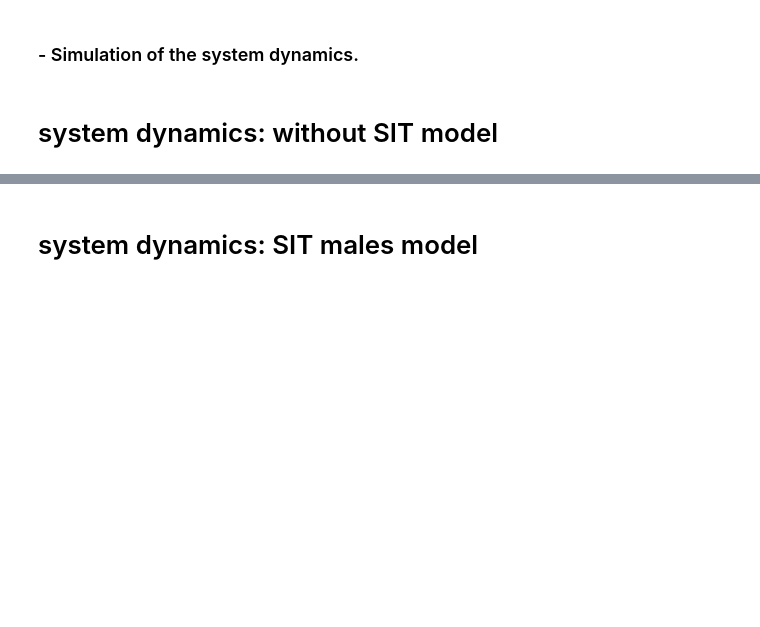
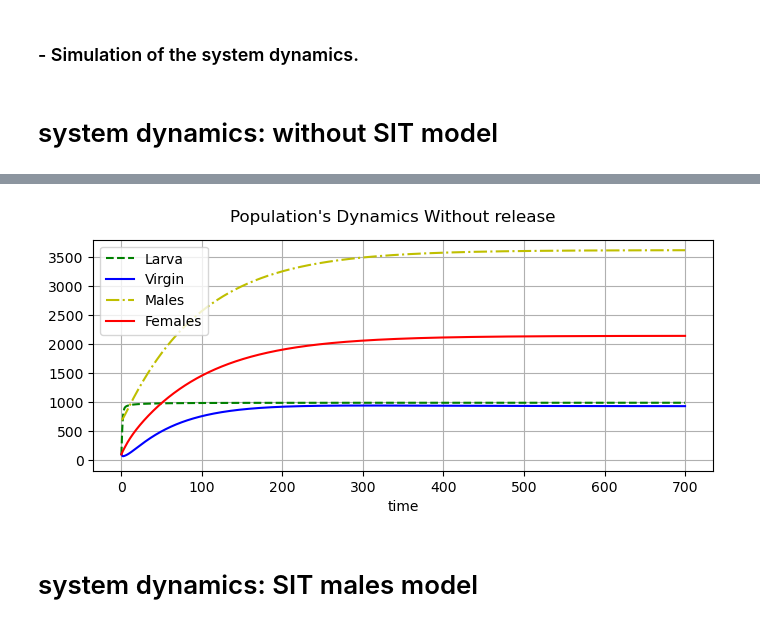
Before and after one commit to m2cci-belkhayt/Controlling-D.suzukii-population-using-mathematical-modeling-and-SIT-with-Females-and-Males-release, a Jupyter notebook: Second non basic model.ipynb, the cells around one changed output, grey strips where cells are left out. Cells and saved outputs as stored; diff of their text form; code cells hidden in the pictures; blank space fills up the shorter version.

```diff
--- a/Second non basic model.ipynb
+++ b/Second non basic model.ipynb
@@ -134,3 +156,12 @@ Mb = dynamic_ds(X0_base, Ms=0, name="without_SIT_complexe_dynamics")
+# %%
+#Initial conditions
+#males abundancy
+X0_base = [100, 700, 100, 100]# L, M, V, F
+
+#System dynamics
+Mb = dynamic_ds(X0_base, Ms=0, name="without_SIT_complexe_dynamics 4 compartement males abundancy")
+# %% [output]
+[figure, added]
 # %% [markdown]
 # system dynamics: SIT males model
 # %%
```
Also changed, not shown: parts of 2 cells of this notebook, 8 other files.
